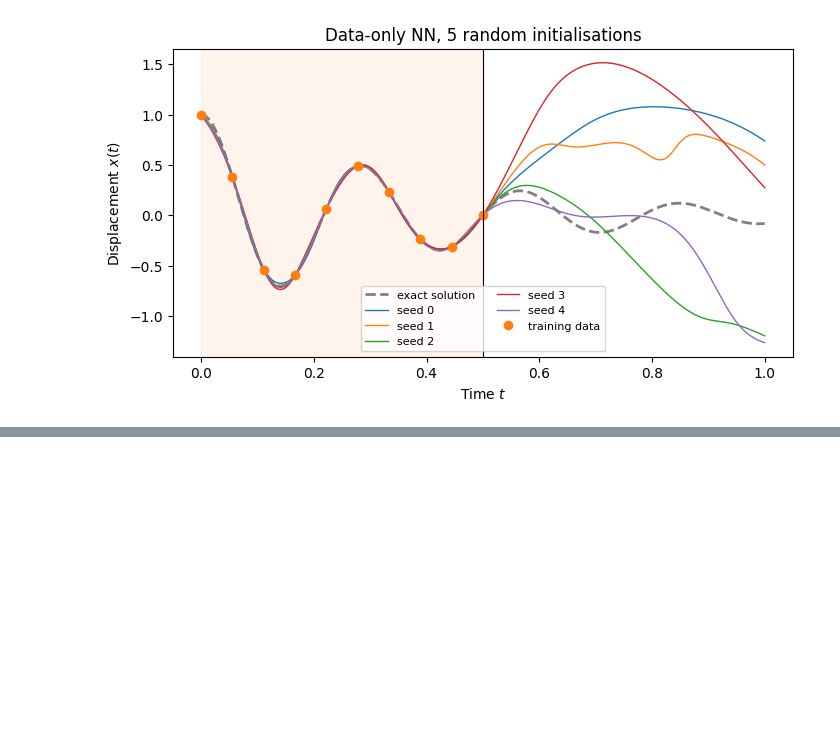
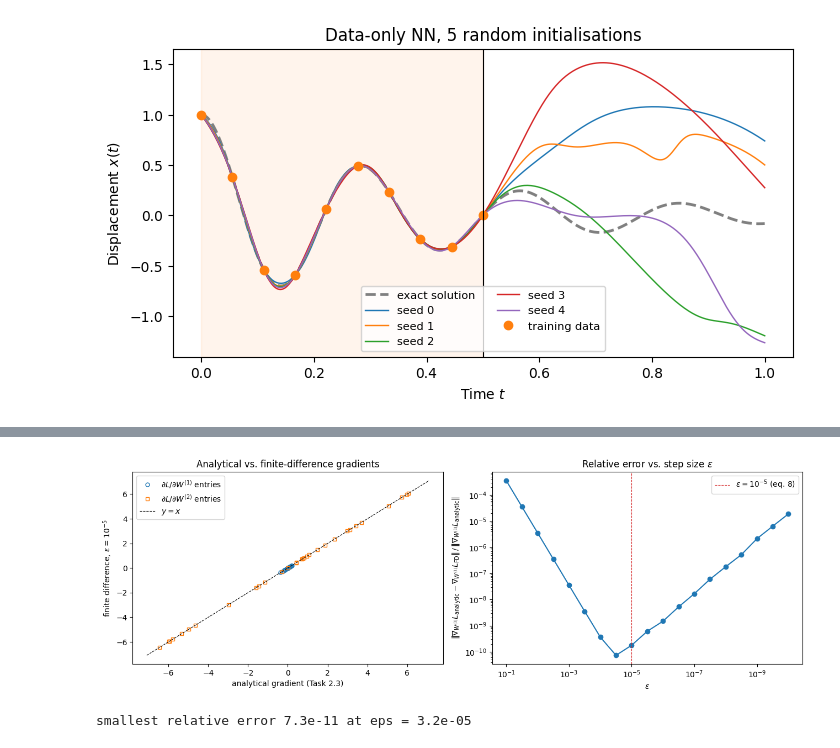
Before and after one commit to mu-10/02456_PINNs, a Jupyter notebook: task2.ipynb, the cells around one changed output, grey strips where cells are left out. Saved outputs shown, nothing was run; the diff lists cells and outputs as text; code cells hidden in the pictures; blank space fills up the shorter version.

Commit message:
task 2

```diff
--- a/task2.ipynb
+++ b/task2.ipynb
@@ -191,0 +317,18 @@ plt.show()
+# %%
+def loss_value(params):
+    L, _, _ = loss_and_grads(*params, lambda_phys, lambda_ic) # total loss for the given parameter values
+    return L
+
+
+def finite_difference_grad(params, idx, eps=1e-5):
+    grad_fd = torch.zeros_like(params[idx])
+    for j in range(params[idx].numel()):
+
+        # copies to do one parameter at a time
+
+        params_plus = [p.clone() for p in params]
+        params_minus = [p.clone() for p in params]
+        params_plus[idx].view(-1)[j] += eps
+        params_minus[idx].view(-1)[j] -= eps
+        grad_fd.view(-1)[j] = (loss_value(params_plus) - loss_value(params_minus)) / (2 * eps)
+    return grad_fd
@@ -191,0 +379,39 @@ plt.show()
+# %%
+# accuracy check
+
+
+eps_values = np.logspace(-1, -10, 19)
+rel_errors = []
+for eps in eps_values:
+    g_fd = finite_difference_grad(params, 0, eps=eps)
+    rel_errors.append(((grads_analytic[0] - g_fd).norm() / grads_analytic[0].norm()).item())
+
+# gradient comparison and relative error check
+
+fig, (ax1, ax2) = plt.subplots(1, 2, figsize=(13, 4.5))
+
+for name, g_an, g_fd, marker in zip(param_names[::2], grads_analytic[::2], grads_fd[::2], ["o", "s"]):
+    ax1.plot(g_an.view(-1), g_fd.view(-1), marker, ms=5, mfc='none', label=f'$\\partial L / \\partial {name[0]}^{{({name[-1]})}}$ entries')
+lim = max(g.abs().max().item() for g in grads_analytic[::2]) * 1.1
+ax1.plot([-lim, lim], [-lim, lim], 'k--', lw=0.8, label='$y = x$')
+ax1.set_xlabel('analytical gradient (Task 2.3)')
+ax1.set_ylabel(f'finite difference, $\\epsilon = 10^{{-5}}$')
+ax1.set_title('Analytical vs. finite-difference gradients')
+ax1.legend()
+
+ax2.loglog(eps_values, rel_errors, 'o-')
+ax2.axvline(1e-5, color='tab:red', ls='--', lw=0.8, label='$\\epsilon = 10^{-5}$ (eq. 8)')
+ax2.invert_xaxis()
+ax2.set_xlabel('$\\epsilon$')
+ax2.set_ylabel('$\\|\\nabla_{W^{(1)}}L_{\\mathrm{analytic}} - \\nabla_{W^{(1)}}L_{\\mathrm{FD}}\\| \\, / \\, \\|\\nabla_{W^{(1)}}L_{\\mathrm{analytic}}\\|$')
+ax2.set_title('Relative error vs. step size $\\epsilon$')
+ax2.legend()
+plt.tight_layout()
+plt.show()
+
+# step size that gives the smallest relative error
+best = int(np.argmin(rel_errors))
+print(f"smallest relative error {rel_errors[best]:.1e} at eps = {eps_values[best]:.1e}")
+# %% [output]
+[figure, added]
+smallest relative error 7.3e-11 at eps = 3.2e-05
```
Also changed, not shown: parts of 22 cells of this notebook.
